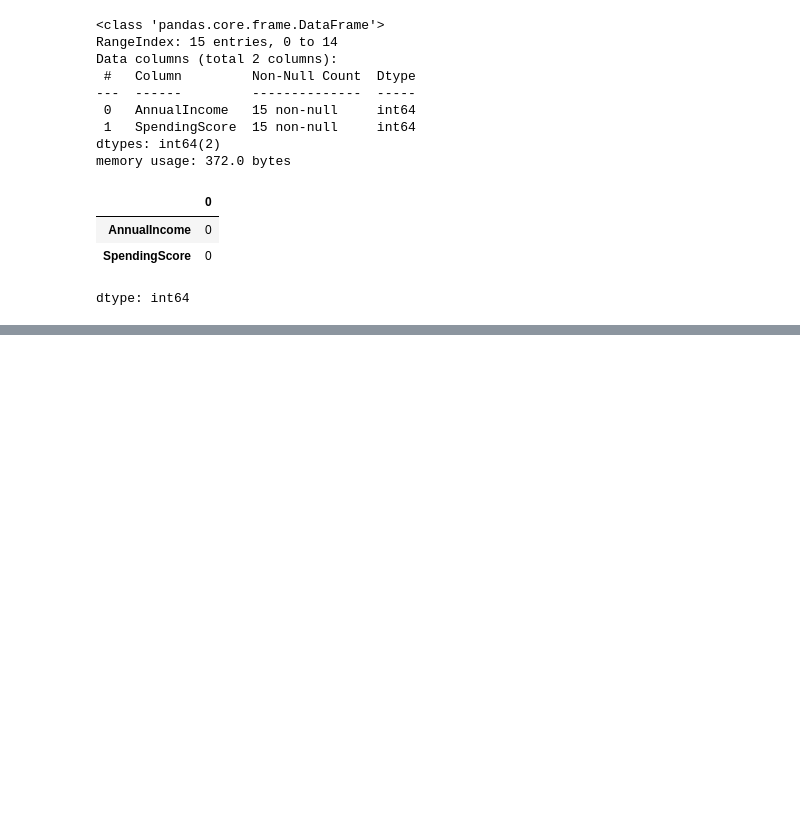
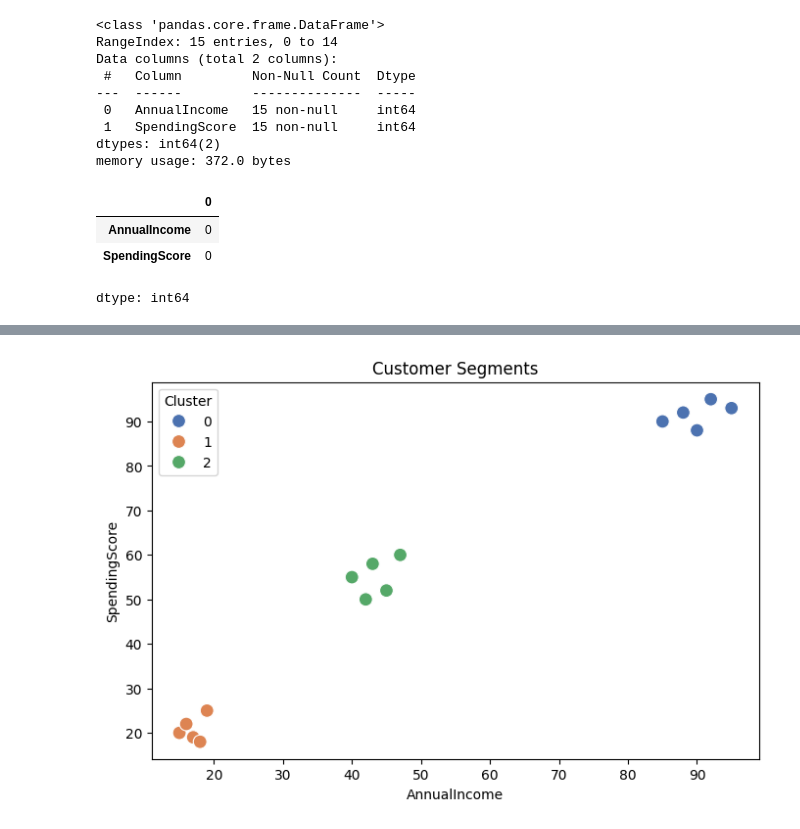
Before and after one commit to redashu/Intuit_ML_13thMay2026, a Jupyter notebook: notebooks/unsuperviseML.ipynb, the cells around one changed output, grey strips where cells are left out. Cells and saved outputs as stored; diff of their text form; code cells hidden in the pictures; blank space fills up the shorter version.

```diff
--- a/notebooks/unsuperviseML.ipynb
+++ b/notebooks/unsuperviseML.ipynb
@@ -61,0 +117,17 @@ dtype: int64
+# %%
+plt.figure(figsize=(8,5))
+
+sns.scatterplot(
+    x='AnnualIncome',
+    y='SpendingScore',
+    hue='Cluster',
+    data=df,
+    palette='deep',
+    s=100
+)
+
+plt.title("Customer Segments")
+
+plt.show()
+# %% [output]
+[figure, added]
```
Also changed, not shown: parts of 4 cells of this notebook.
